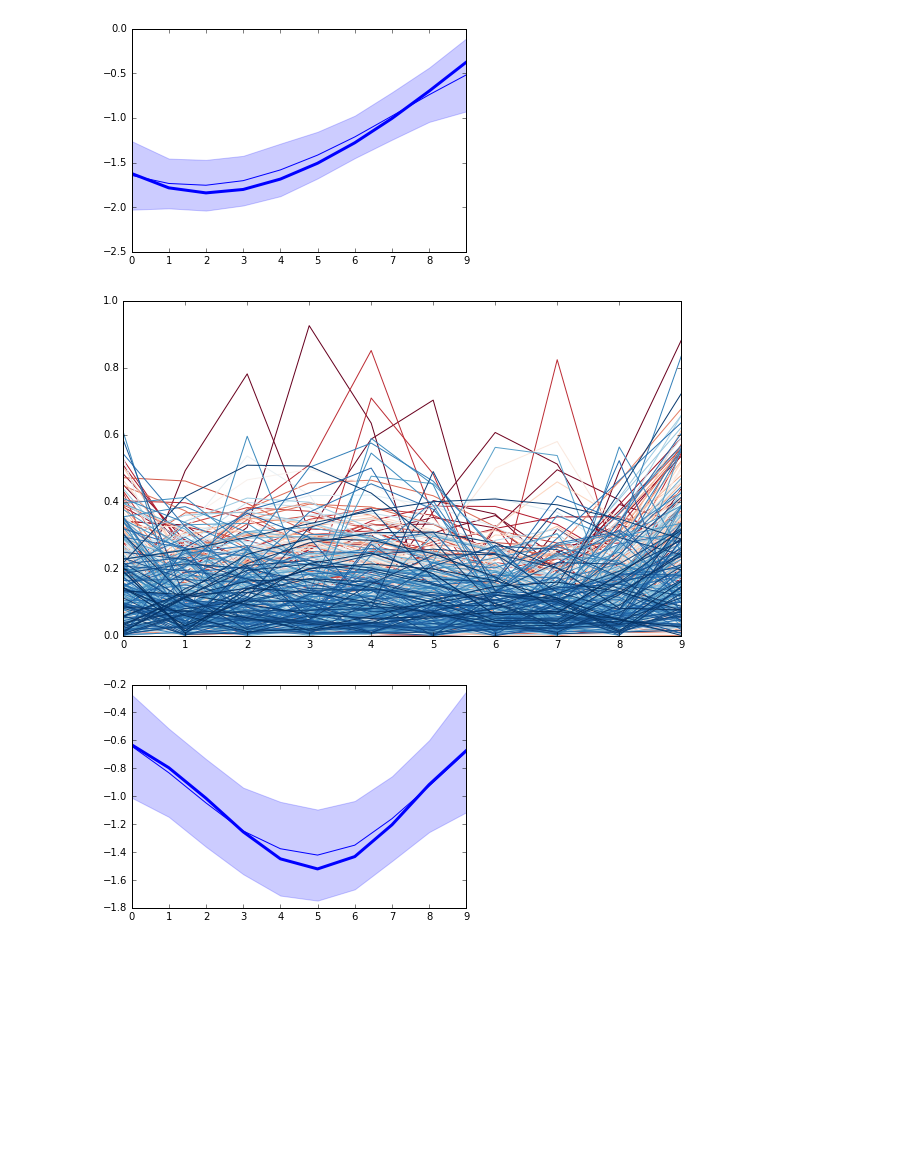
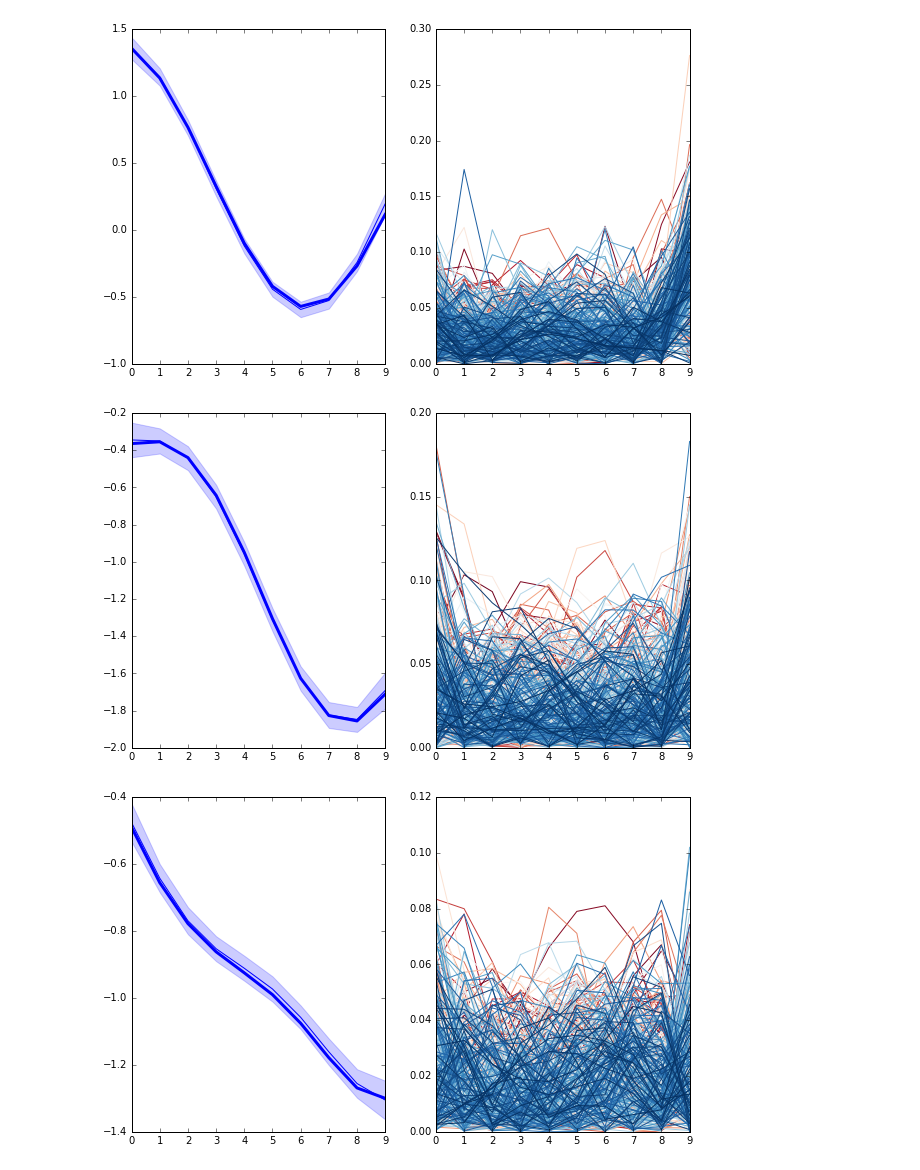
Before and after one commit to ptonner/gpfanova, a Jupyter notebook: test_convergence.ipynb, the cells around one changed output. Drawn from its saved outputs; the diff is of its cells as text; code cells hidden in the pictures; blank space fills up the shorter version.

```diff
--- a/test_convergence.ipynb
+++ b/test_convergence.ipynb
@@ -27,9 +35,14 @@ x,y,effect,samples,m = setupSingleEffect(2,2,10,y_sigma=-2)
 # %%
-m.parameter_cache['prior0_sigma'] = np.random.uniform(-2,2)
-m.parameter_cache['prior0_lengthscale'] = np.random.uniform(-2,2)
+# randomly permute our hyperparameters.
+# this is after sampling our data for modeling,
+# so this serves to move our sampler away from
+# the true values at the beginning of MCMC.
 
-m.parameter_cache['prior1_sigma'] = np.random.uniform(-2,2)
-m.parameter_cache['prior1_lengthscale'] = np.random.uniform(-2,2)
+m.parameter_cache['prior0_sigma'] = np.random.uniform(-1,1)
+m.parameter_cache['prior0_lengthscale'] = np.random.uniform(-1,1)
+
+m.parameter_cache['prior1_sigma'] = np.random.uniform(-1,1)
+m.parameter_cache['prior1_lengthscale'] = np.random.uniform(-1,1)
 # %%
 m.parameter_cache['prior0_sigma'], m.parameter_cache['prior1_sigma']
 # %% [output]
@@ -67 +76,10 @@ plt.plot(m.functionMatrix()[:,1]);
+# %%
+for f in range(m.f):
+
+    plt.figure(figsize=(10,6))
+    plt.plot(m.functionResidual(f).T,c='k',alpha=.3,label='function residual');
+    plt.plot(samples[:,f],label='true latent function');
+    plt.plot(m.functionMatrix()[:,f],label='initial latent function sample');
+
+    plt.legend(loc='best')
 # %%
@@ -69,23 +87,19 @@ m.sample(4000,thin=10)
-# %%
-f = 0
-# plt.plot(m.functionSamples(f).values.T,c='k',alpha=.1);
-gpfanova.plot.plotFunctionSamples(m.functionSamples(f).values[50:,:],intervalKwargs={'tol':1})
-plt.plot(samples[:,f],lw=3);
-# %% [output]
-[figure, removed]
 # %%
-diff = m.functionSamples(f).values - samples[:,f]
-cmap = plt.get_cmap("RdBu")
+for f in range(m.f):
 
-plt.figure(figsize=(10,6))
-for i in range(diff.shape[0]):
-    plt.plot(abs(diff[i,:]),c=cmap(1.*i/diff.shape[0]));
+    fsamples = m.functionSamples(f).values[500:,:]
+
+    plt.figure(figsize=(10,6))
+    plt.subplot(121)
+    gpfanova.plot.plotFunctionSamples(fsamples)
+    plt.plot(samples[:,f],lw=3);
+
+    plt.subplot(122)
+    diff = fsamples - samples[:,f]
+    cmap = plt.get_cmap("RdBu")
+    for i in range(diff.shape[0]):
+        plt.plot(abs(diff[i,:]),c=cmap(1.*i/diff.shape[0]));
 # %% [output]
-[figure, old version]
+[figure, new version]
+[figure, added]
+[figure, added]
-# %%
-f = 1
-# plt.plot(m.functionSamples(f).values.T,c='k',alpha=.1);
-gpfanova.plot.plotFunctionSamples(m.functionSamples(f).values[50:,:],intervalKwargs={'tol':1})
-plt.plot(samples[:,f],lw=3);
-# %% [output]
-[figure, removed]
```
Also changed, not shown: parts of 15 cells of this notebook.
